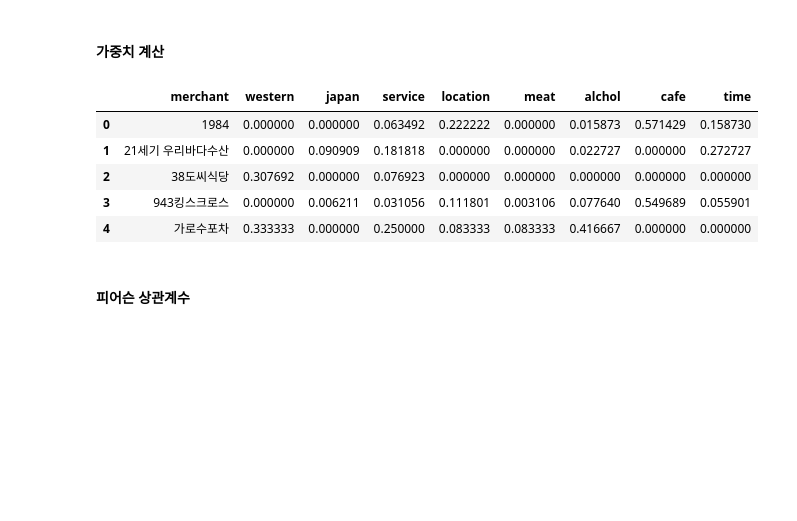
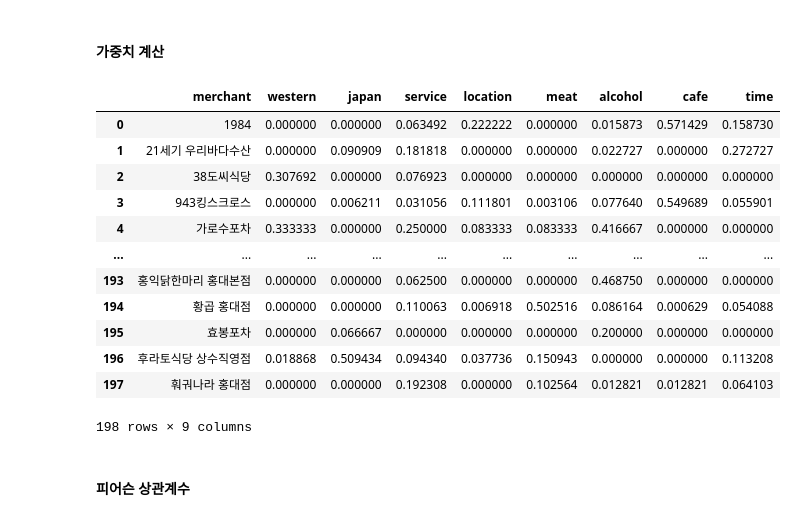
Before and after one commit to WoSIN98/Ubion_, a Jupyter notebook: quail/알고리즘/중간 모듈user_star.ipynb, the cells around one changed output. Saved outputs shown, nothing was run; the diff lists cells and outputs as text; code cells hidden in the pictures; blank space fills up the shorter version.

```diff
--- a/quail/알고리즘/중간 모듈user_star.ipynb
+++ b/quail/알고리즘/중간 모듈user_star.ipynb
@@ -108,3 +111,5 @@ filtered_word_counts.most_common(20)
  ('시간', 692),
  ('웨이', 680),
  ('느낌', 669)]
+# %%
+review_df_clean.drop('keywords',axis=1,inplace=True)
@@ -113,38 +120,46 @@ filtered_word_counts.most_common(20)
 # %%
 ## 가중치 계산
 # 유의어 그룹 정의
 synonym_groups = {
     "western": ["양식","피자","파스타","버거","샐러드","스테이크","화덕","시카고피자","레스토랑","피클"],
     "japan": ["일식","라멘","우동","튀김","초밥","츠케멘","소바","차슈","카츠","회"],
     "service": ["서비스","친절","퀄리티","위생","설명","상태","관리","청결","정성","합리"],
     "location": ["스타일","컨셉","인스타","특색","감성","뷰","테라스","테마","야외","예술"],
     "meat": ["고기","곱창","돼지","닭갈비","등심","갈비","대창","삼겹살","육즙","양고기"],
-    "alchol": ["술","국물","안주","맥주","술집","막걸리","소주","한잔","생맥주", "칵테일"],
+    "alcohol": ["술","국물","안주","맥주","술집","막걸리","소주","한잔","생맥주", "칵테일"],
     "cafe": ["카페","딸기","케이크","음료","빵","디저트","라떼","빙수","케익","생크림"],
     "time": ["시간","근처","거리","동네","예약","대기","웨이팅","주변","멀리","가까"]
 }
 
 # 각 리뷰의 단어 목록에서 그룹 단어의 빈도를 계산하는 함수 (횟수에 따라 0,1,2 식으로 출력)
 def calculate_group_weights(words, group_words):
     return sum(word in group_words for word in words)
 
 # 각 그룹에 위 함수 적용
 for group_name, group_words in synonym_groups.items():
-    review_df_clean[group_name] = review_df_clean['filtered_words'].apply(lambda words: calculate_group_weights(words, group_words))
+    review_df_clean[group_name] = review_df_clean['filtered_words'].apply(
+        lambda words: calculate_group_weights(words, group_words))
 
 # 음식점별로 빈도를 다 더한다.
 grouped_weights = review_df_clean.groupby('merchant')[list(synonym_groups.keys())].sum()
 
 # 가중치 계산
 normalized_weights = grouped_weights.div(review_df_clean.groupby('merchant').size(), axis=0)
 
 
-normalized_weights_reset = normalized_weights.reset_index()    ## data2에 weights로 저장되어있음.
-normalized_weights_reset.head()
+normalized_weights_reset = normalized_weights.reset_index()    ## 알고리즘/ 알고리즘 데이터에 weights로 저장되어있음.
+normalized_weights_reset
 # %% [output]
-|  | merchant | western | japan | service | location | meat | alchol | cafe | time |
+|  | merchant | western | japan | service | location | meat | alcohol | cafe | time |
 | 0 | 1984 | 0.000000 | 0.000000 | 0.063492 | 0.222222 | 0.000000 | 0.015873 | 0.571429 | 0.158730 |
 | 1 | 21세기 우리바다수산 | 0.000000 | 0.090909 | 0.181818 | 0.000000 | 0.000000 | 0.022727 | 0.000000 | 0.272727 |
 | 2 | 38도씨식당 | 0.307692 | 0.000000 | 0.076923 | 0.000000 | 0.000000 | 0.000000 | 0.000000 | 0.000000 |
 | 3 | 943킹스크로스 | 0.000000 | 0.006211 | 0.031056 | 0.111801 | 0.003106 | 0.077640 | 0.549689 | 0.055901 |
 | 4 | 가로수포차 | 0.333333 | 0.000000 | 0.250000 | 0.083333 | 0.083333 | 0.416667 | 0.000000 | 0.000000 |
+| ... | ... | ... | ... | ... | ... | ... | ... | ... | ... |
+| 193 | 홍익닭한마리 홍대본점 | 0.000000 | 0.000000 | 0.062500 | 0.000000 | 0.000000 | 0.468750 | 0.000000 | 0.000000 |
+| 194 | 황곱 홍대점 | 0.000000 | 0.000000 | 0.110063 | 0.006918 | 0.502516 | 0.086164 | 0.000629 | 0.054088 |
+| 195 | 효봉포차 | 0.000000 | 0.066667 | 0.000000 | 0.000000 | 0.000000 | 0.200000 | 0.000000 | 0.000000 |
+| 196 | 후라토식당 상수직영점 | 0.018868 | 0.509434 | 0.094340 | 0.037736 | 0.150943 | 0.000000 | 0.000000 | 0.113208 |
+| 197 | 훠궈나라 홍대점 | 0.000000 | 0.000000 | 0.192308 | 0.000000 | 0.102564 | 0.012821 | 0.012821 | 0.064103 |
+198 rows × 9 columns
```
Also changed, not shown: parts of 9 cells of this notebook, 22 other files.
